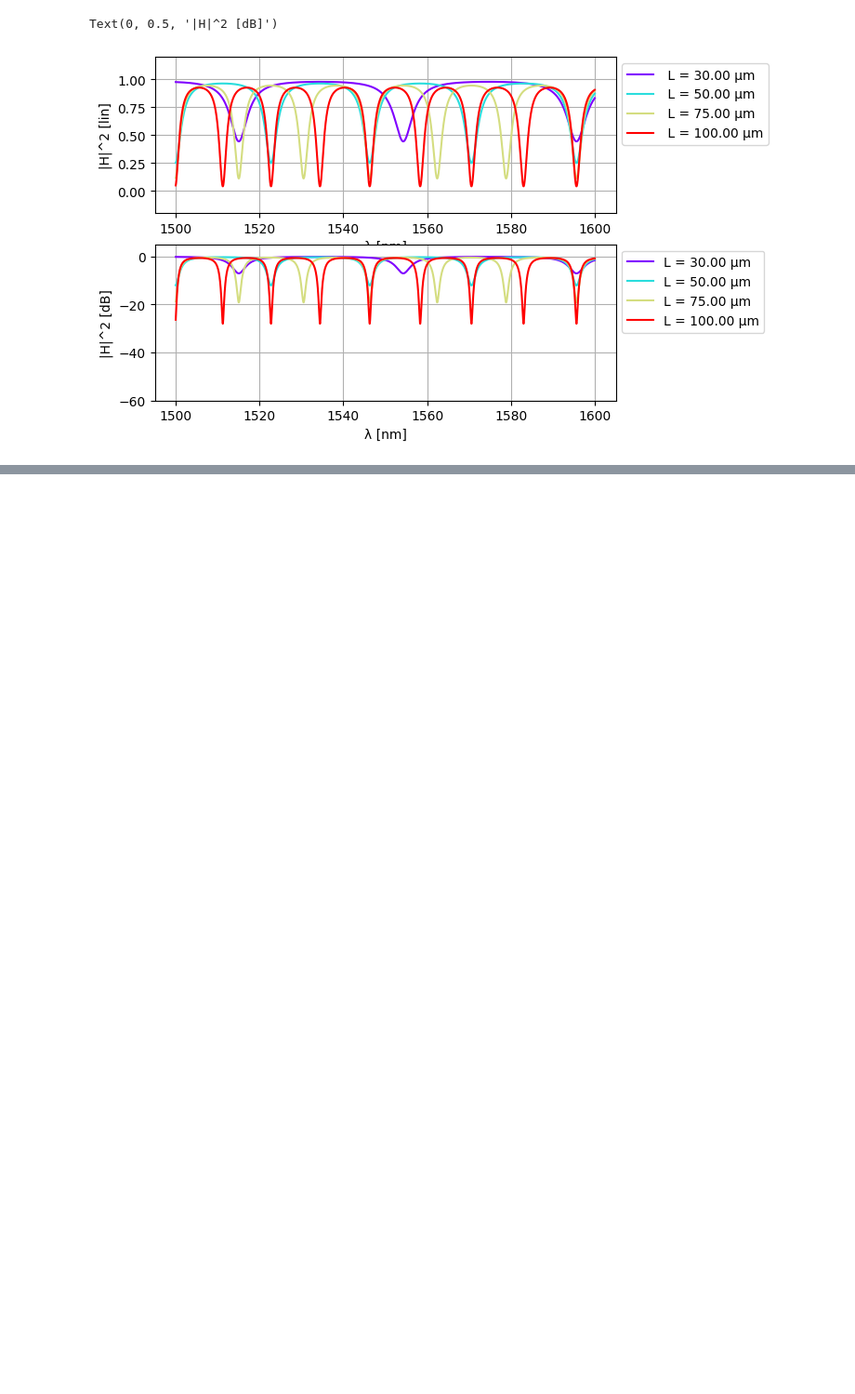
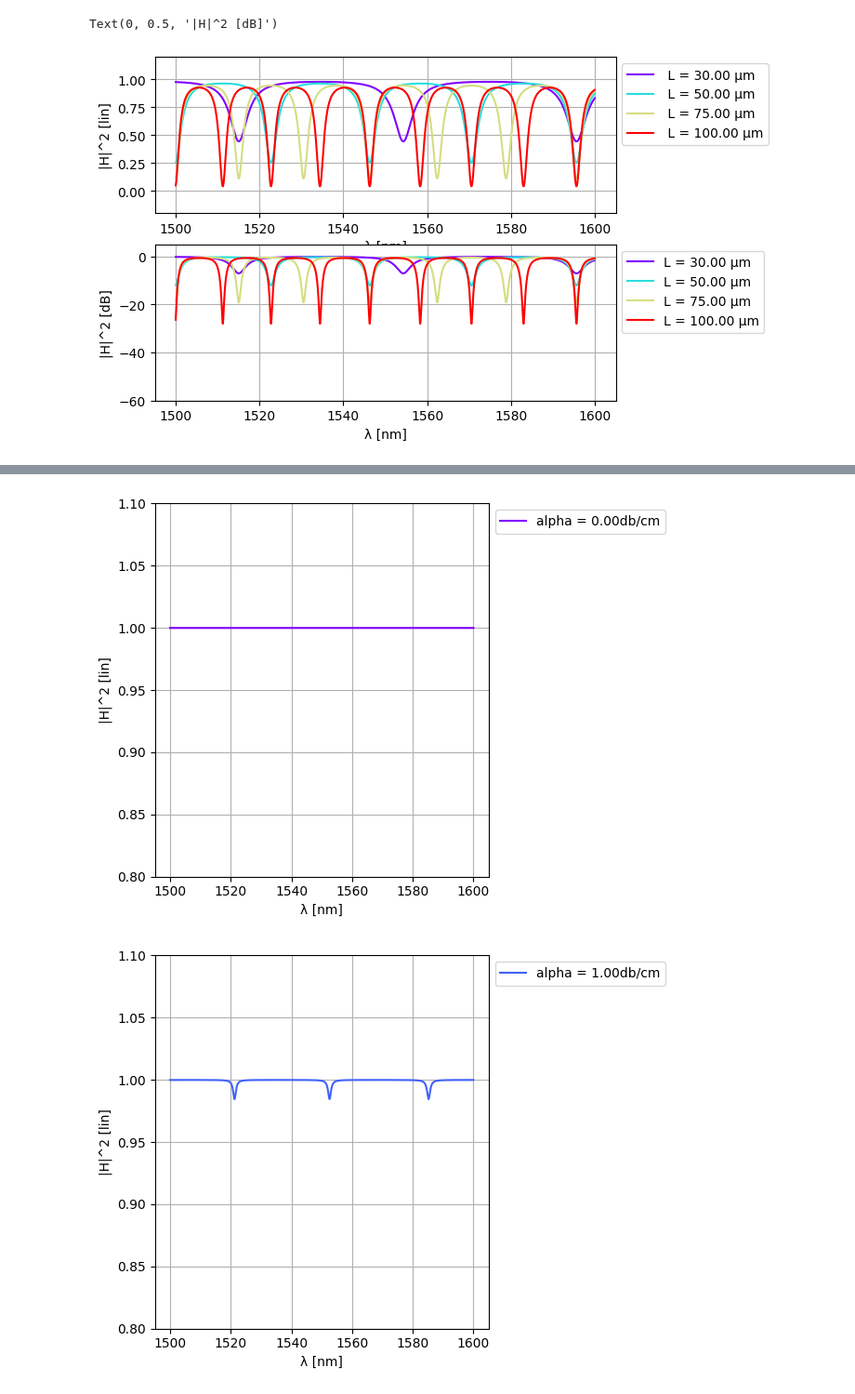
Before and after one commit to claudiaquiles/cifoin-lab3, a Jupyter notebook: CIRCUITS_&_COMPACT_MODELS.ipynb, the cells around one changed output, grey strips where cells are left out. Shown at 93% size. Saved outputs shown, nothing was run; the diff lists cells and outputs as text; code cells hidden in the pictures; blank space fills up the shorter version.

```diff
--- a/CIRCUITS_&_COMPACT_MODELS.ipynb
+++ b/CIRCUITS_&_COMPACT_MODELS.ipynb
@@ -910,0 +922,36 @@ plt.show()
+# %%
+#L06b
+wl = jnp.linspace(1.50, 1.60, 10000)
+
+ring_perimeter = 37.69
+coupling = 0.2
+
+# alpha de 0 a 8 en pasos de 1
+alpha = 1e-4*np.arange(0, 9, 1) #db/um
+n_curves = len(alpha)
+color = cm.rainbow(np.linspace(0, 1, n_curves))
+#fig, ax = plt.subplots(2,1)
+
+# Una figura por cada valor de alpha
+for i, alpha_r in enumerate(alpha):
+    ring_ap_test = ring_ap(
+        wl=wl,
+        wvg_ring={"length": ring_perimeter, "loss": alpha_r},
+        coup={"coupling": coupling}
+    )
+    T = ring_ap_test["in0", "out0"]
+
+    fig, ax = plt.subplots(1, 1)
+
+    ax.plot(wl * 1e3, np.abs(T)**2, color=color[i], label=f"alpha = {1e4*alpha_r:.2f}db/cm")
+    ax.set_ylim([0.8,1.1])
+    ax.grid(visible=True)
+    ax.legend(fontsize=8)
+    ax.set_xlabel("λ [nm]")
+    ax.legend(loc='upper left', bbox_to_anchor=(1, 1))
+    ax.set_ylabel("|H|^2 [lin]")
+    plt.tight_layout()
+    plt.show()
+# %% [output]
+[figure, added]
+[figure, added]
```
Also changed, not shown: parts of 6 cells of this notebook.
